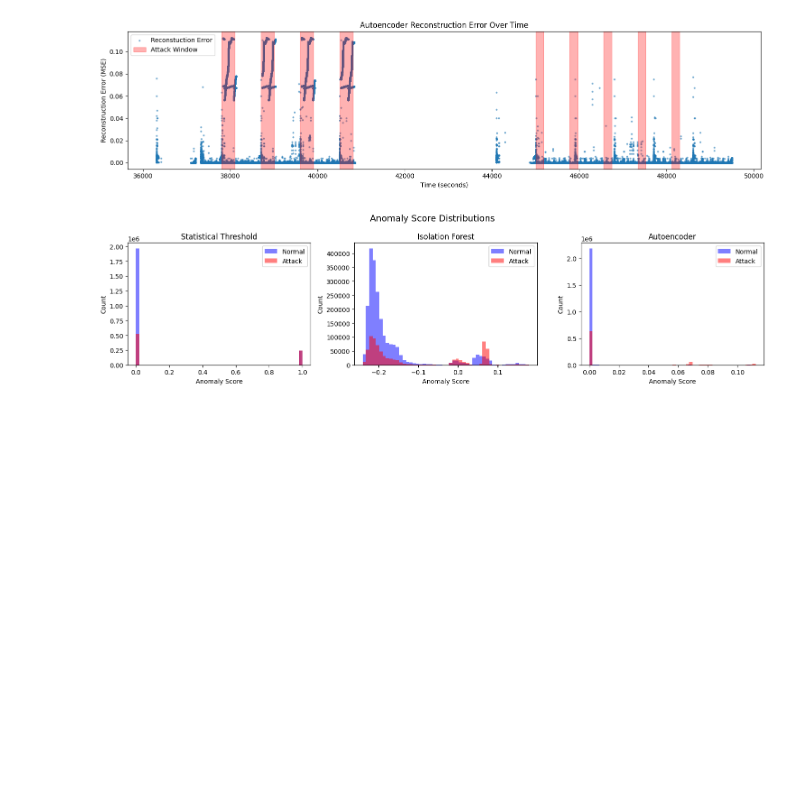
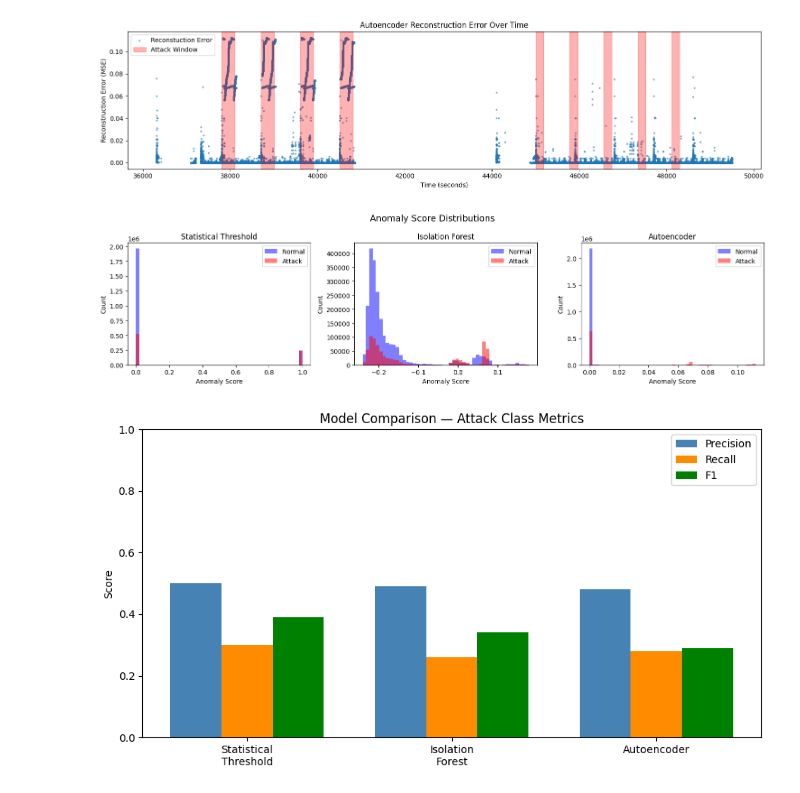
Before and after one commit to iamllcoolray/cis5370-final-project, a Jupyter notebook: swat-eval.ipynb, the cells around one changed output. Drawn from its saved outputs; the diff is of its cells as text; code cells hidden in the pictures; blank space fills up the shorter version.

Commit message:
added model comparison graph

```diff
--- a/swat-eval.ipynb
+++ b/swat-eval.ipynb
@@ -937,3 +937,29 @@ plt.savefig("results/network_readings/score_distributions.png", dpi=150)
 plt.show()
 # %% [output]
 [figure]
+# %%
+# F1, Precision, and Recall Bar Chart Model Comparisons
+models_names = ["Statistical\nThreshold", "Isolation\nForest", "Autoencoder"]
+precision_scores = [0.50, 0.49, 0.48]
+recall_scores = [0.30, 0.26, 0.28]
+f1_scores = [0.39, 0.34, 0.29]
+
+x = np.arange(len(models_names))
+width = 0.25
+
+fig, ax = plt.subplots(figsize=(9, 5))
+ax.bar(x - width, precision_scores, width, label="Precision", color="steelblue")
+ax.bar(x, recall_scores, width, label="Recall", color="darkorange")
+ax.bar(x + width, f1_scores, width, label="F1", color="green")
+
+ax.set_xticks(x)
+ax.set_xticklabels(models_names)
+ax.set_ylabel("Score")
+ax.set_ylim(0, 1)
+ax.set_title("Model Comparison — Attack Class Metrics")
+ax.legend()
+plt.tight_layout()
+plt.savefig("results/sensor_readings/model_comparison.png", dpi=150)
+plt.show()
+# %% [output]
+[figure, added]
```
Also changed, not shown: 1 other file.
